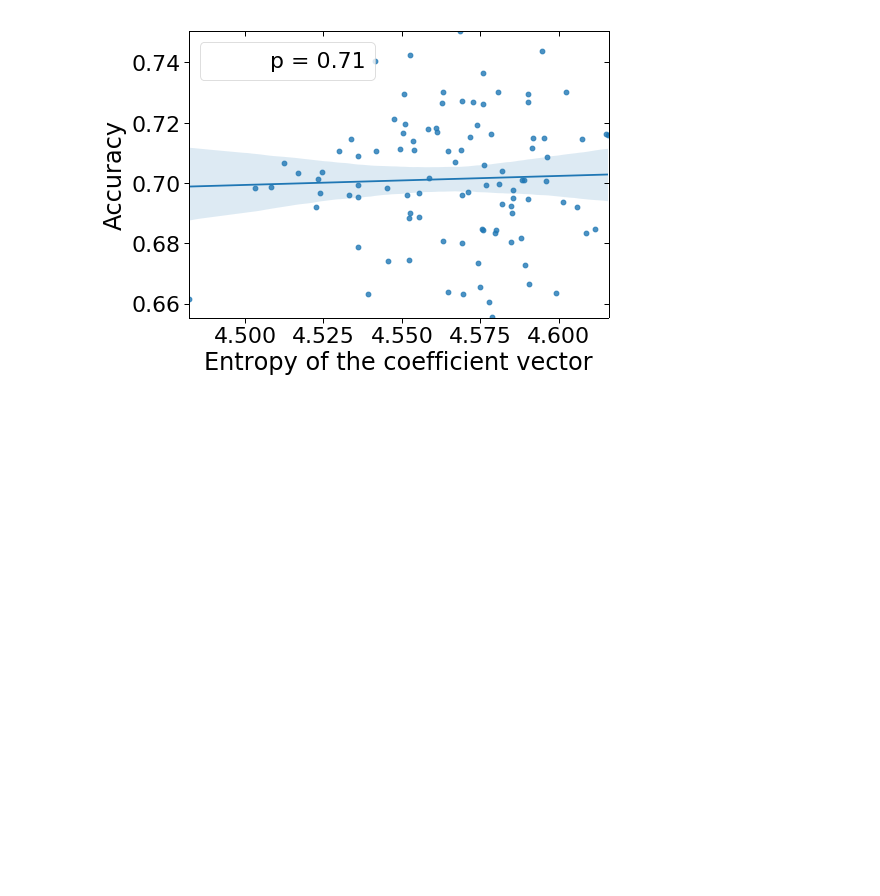
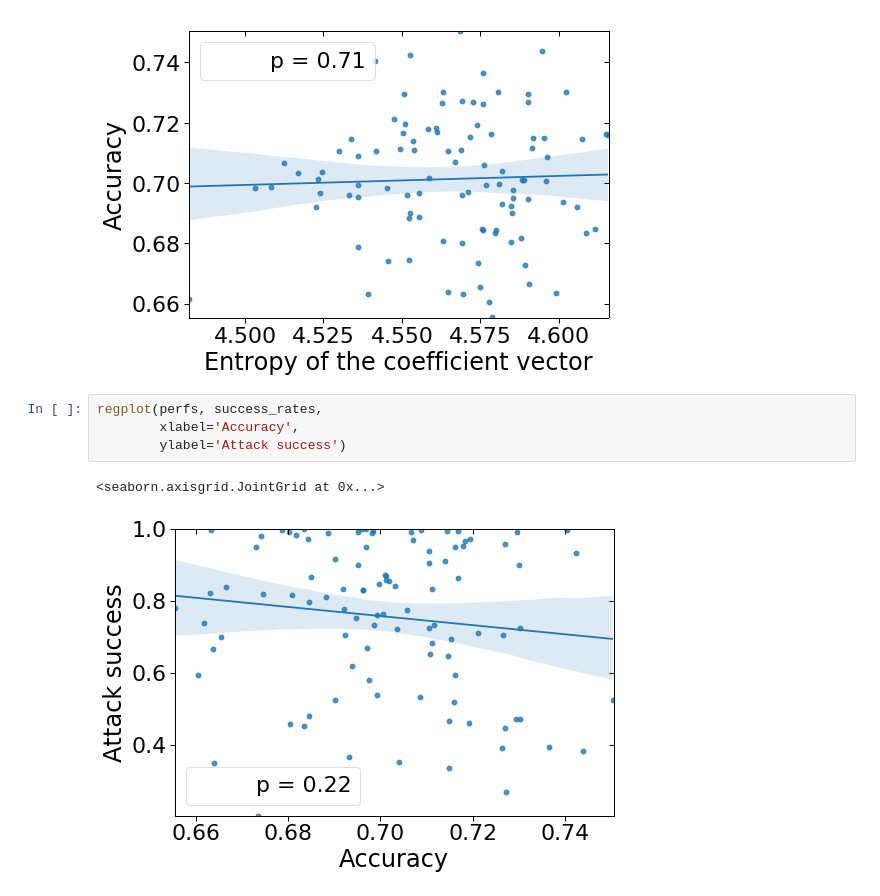
Before and after one commit to spring-epfl/trickster, a Jupyter notebook: notebooks/wfp_small_models_experiment.ipynb, the cells around one changed output. Drawn from its saved outputs; the diff is of its cells as text; blank space fills up the shorter version.

Commit message:
Add an extra plot accuracy vs. success rate

```diff
--- a/notebooks/wfp_small_models_experiment.ipynb
+++ b/notebooks/wfp_small_models_experiment.ipynb
@@ -122,3 +122,10 @@ regplot(ents, perfs,
 # %% [output]
 <seaborn.axisgrid.JointGrid at 0x...>
 [figure]
+# %%
+regplot(perfs, success_rates,
+        xlabel='Accuracy',
+        ylabel='Attack success')
+# %% [output]
+<seaborn.axisgrid.JointGrid at 0x...>
+[figure, added]
```
